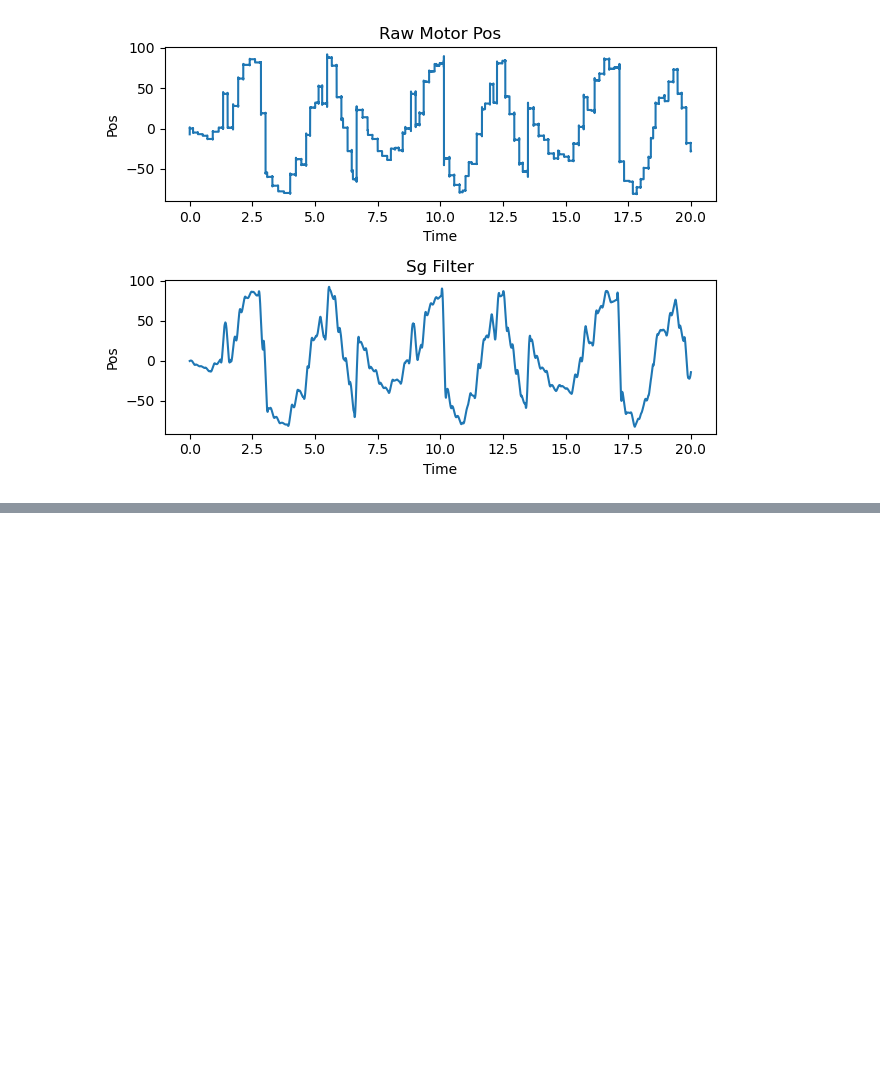
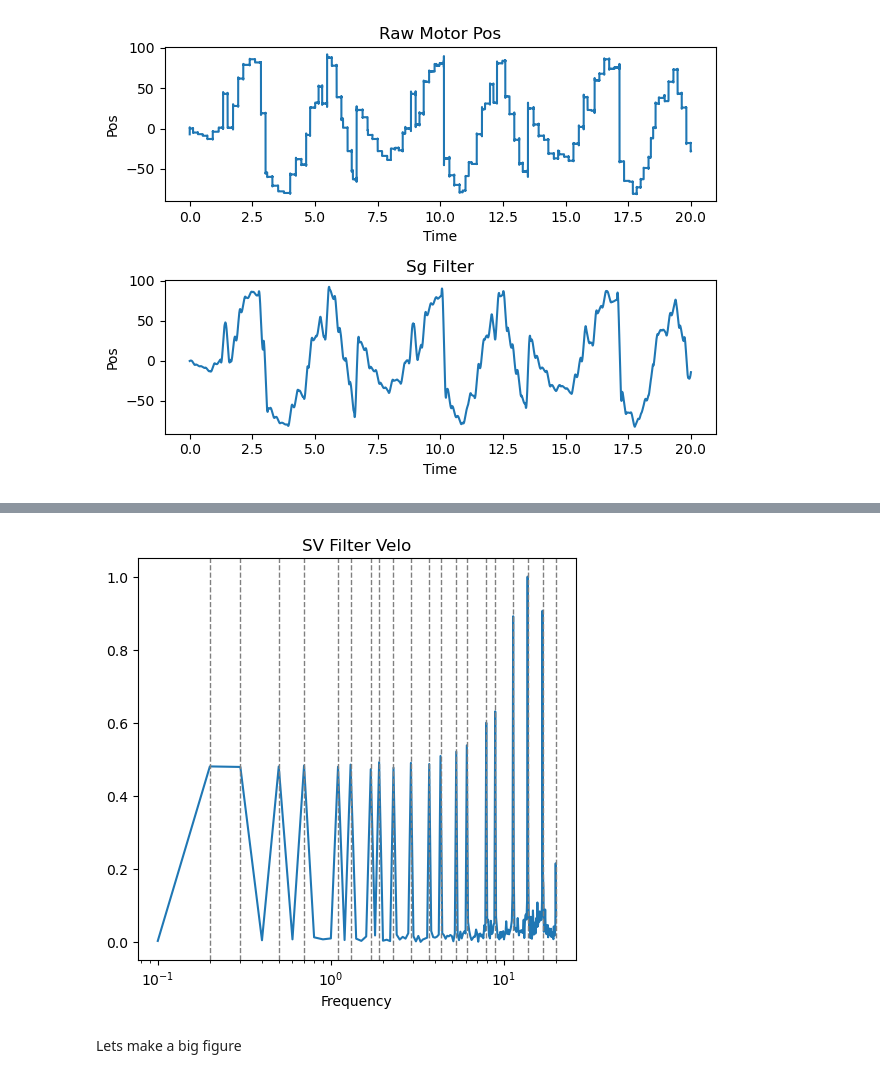
Before and after one commit to d05hna/FatMoths, a Jupyter notebook: stim.ipynb, the cells around one changed output, grey strips where cells are left out. Drawn from its saved outputs; the diff is of its cells as text; code cells hidden in the pictures; blank space fills up the shorter version.

```diff
--- a/stim.ipynb
+++ b/stim.ipynb
@@ -90,0 +126,18 @@ plt.show()
+# %%
+sgxvm,sgxvf = for_range(sgxv,300,[0,20])
+sgxvm = sgxvm[1:] /np.max(sgxvm[1:])
+sgxvf = sgxvf[1:]
+# %%
+plt.figure(figsize=(5,5))
+plt.semilogx(sgxvf,sgxvm)
+for p in freqs:
+    plt.axvline(x = p,color="gray",linestyle="--",linewidth=1)
+plt.title("SV Filter Velo")
+plt.xlabel("Frequency")
+plt.tight_layout()
+plt.savefig("SVVeloDLT.png")
+plt.show()
+# %% [output]
+[figure, added]
+# %% [markdown]
+Lets make a big figure
```
Also changed, not shown: parts of 9 cells of this notebook, 1 other file.
